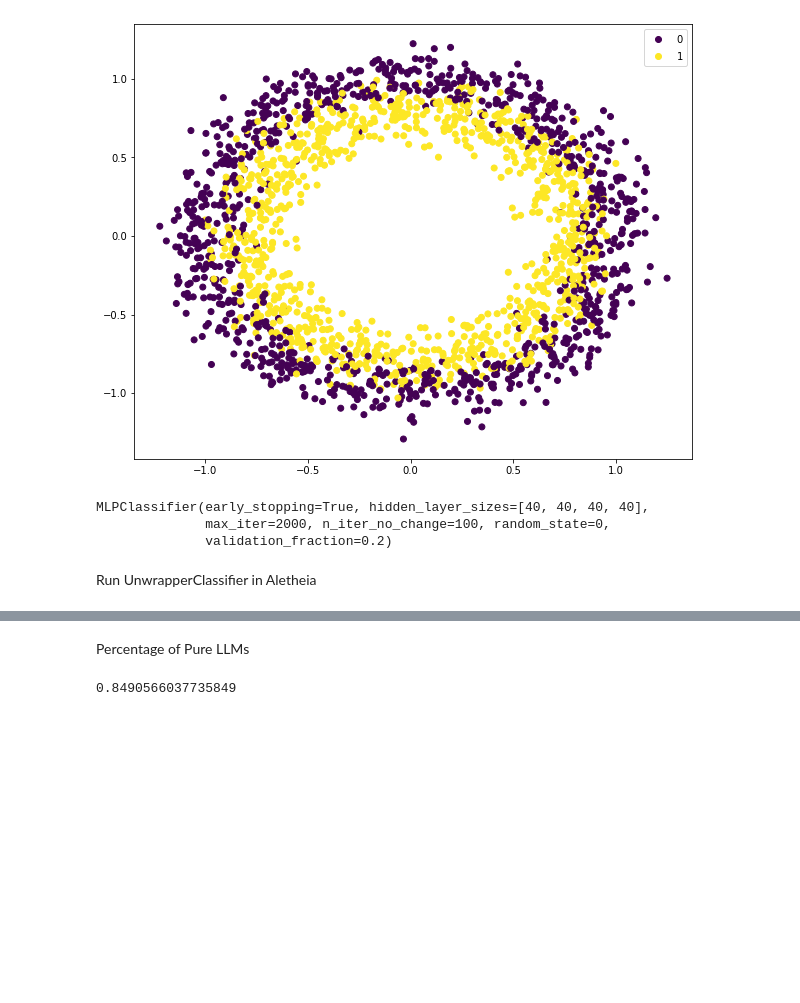
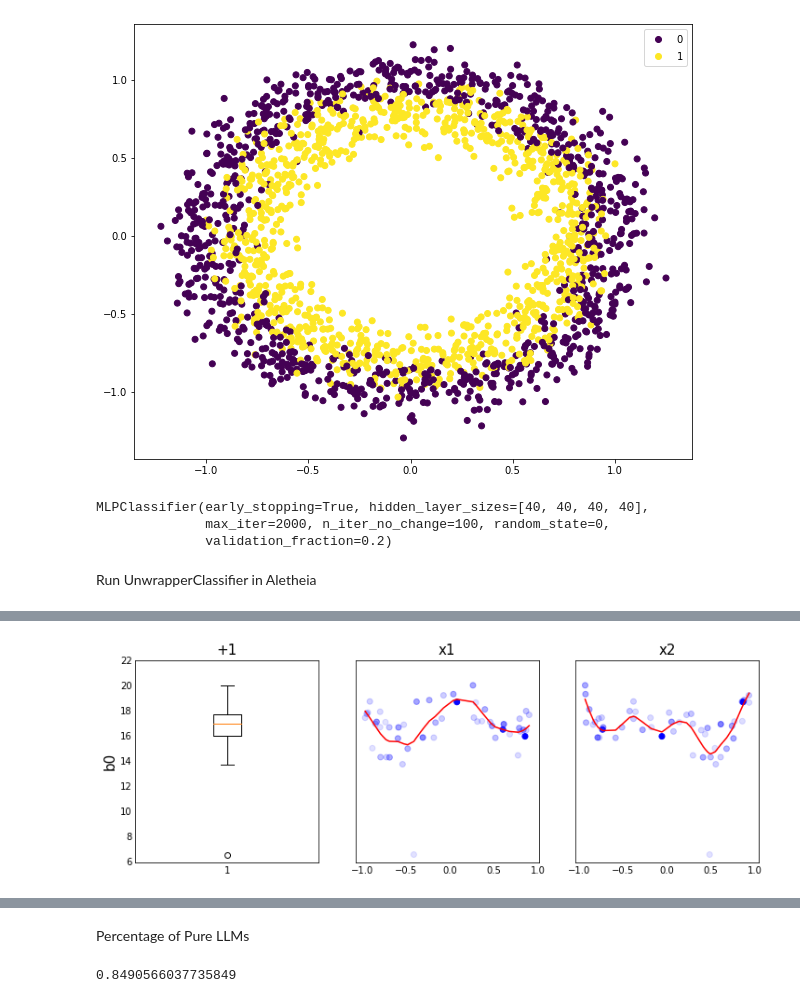
Before and after one commit to SelfExplainML/Aletheia, a Jupyter notebook: examples/CoCircles.ipynb, the cells around one changed output, grey strips where cells are left out. Saved outputs shown, nothing was run; the diff lists cells and outputs as text; code cells hidden in the pictures; blank space fills up the shorter version.

```diff
--- a/examples/CoCircles.ipynb
+++ b/examples/CoCircles.ipynb
@@ -61,0 +62,4 @@ clf.pair_plot(feature_idx=[0, 1, 2], nllms=50, figsize=(8, 8))
+# %%
+clf.intercept_plot(feature_idx=[1, 2], nllms=50)
+# %% [output]
+[figure, added]
```
Also changed, not shown: parts of 15 cells of this notebook, 4 other files.
